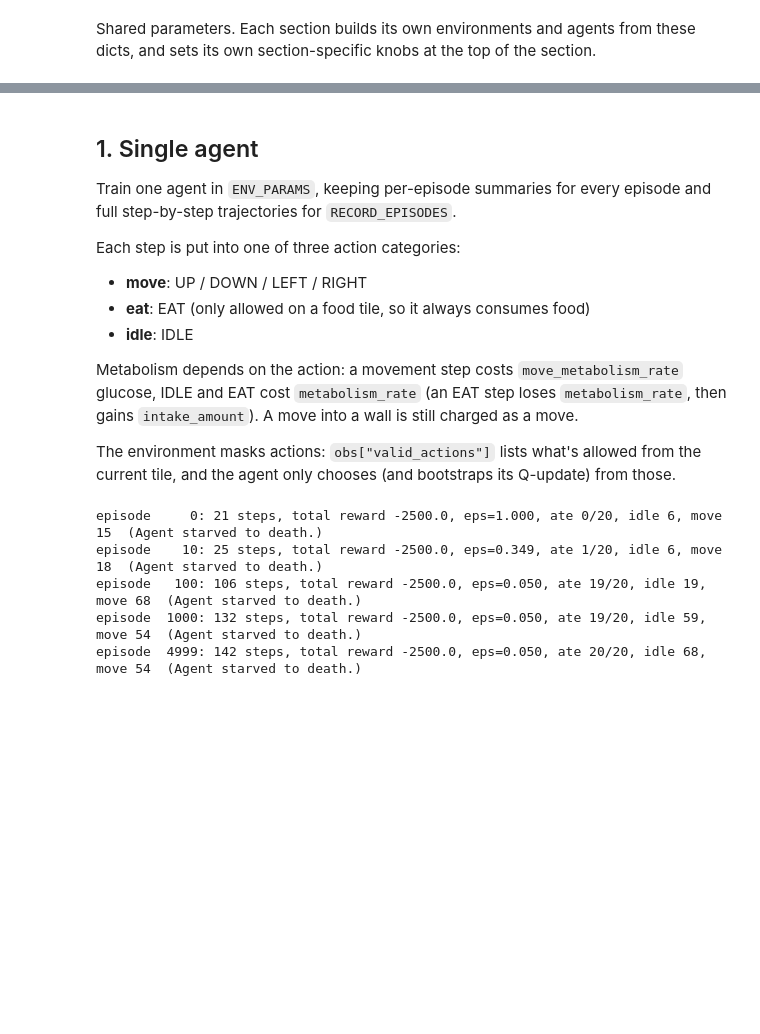
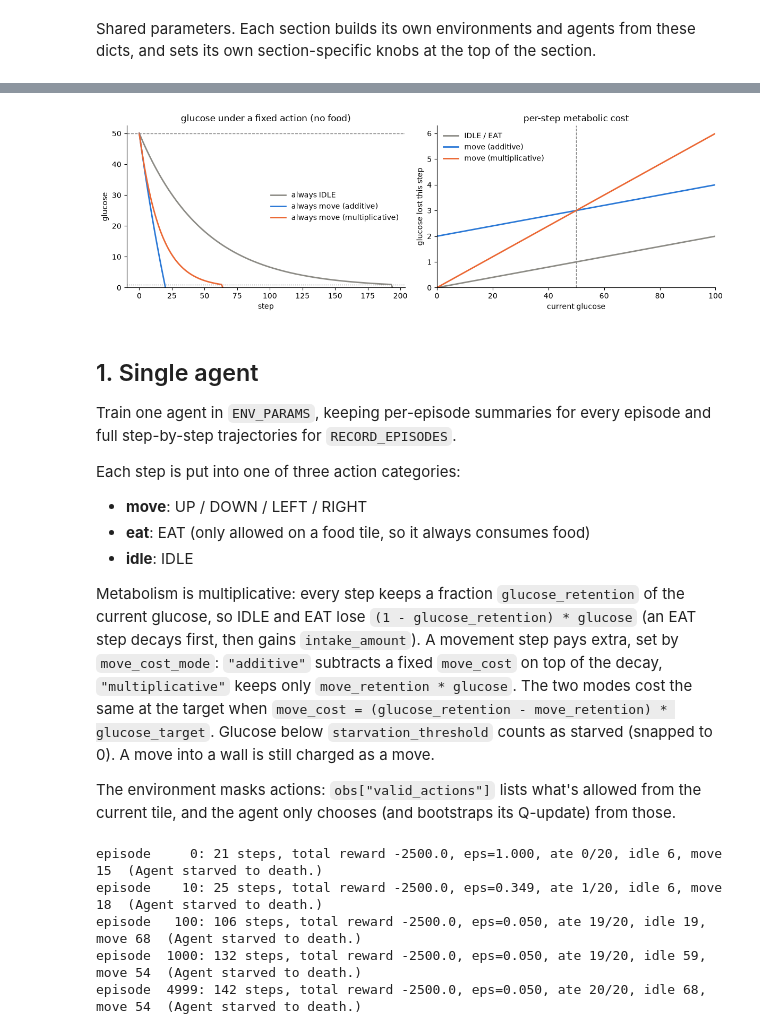
Before and after one commit to JuanMendez163/embodied_organs, a Jupyter notebook: notebooks/qlearning.ipynb, the cells around one changed output, grey strips where cells are left out. Cells and saved outputs as stored; diff of their text form; code cells hidden in the pictures; blank space fills up the shorter version.

Commit message:
Multiplicative glucose decrease

```diff
--- a/notebooks/qlearning.ipynb
+++ b/notebooks/qlearning.ipynb
@@ -45,8 +43,11 @@ PLOT_DIR = "../plots"
 
 ENV_PARAMS = dict(grid_size=8, glucose_target=50, glucose_max=100,
                   n_food=20, max_steps=200, intake_amount=10,
-                  metabolism_rate=1, # glucose lost on an IDLE or EAT step
-                  move_metabolism_rate=3, # glucose lost on a movement step (more costly than resting). set to NONE if you don't want to incur additional penalty
+                  glucose_retention=0.98, # fraction of glucose kept each step; resting loss = (1 - 0.98) * glucose = 1 at the target
+                  move_cost_mode="additive", # "additive" (fixed extra move cost) or "multiplicative" (extra move cost proportional to glucose)
+                  move_cost=2, # additive mode: extra glucose lost per movement step. set to 0 for no extra movement penalty
+                  move_retention=0.94, # multiplicative mode: fraction kept on a move; matched to move_cost at the target: (0.98 - 0.94) * 50 = 2
+                  starvation_threshold=1.0, # glucose below this snaps to 0 (starved); exponential decay alone never reaches 0
                   drive_n=2, drive_m=1)
 AGENT_PARAMS = dict(alpha=0.3, gamma=0.95,
                     epsilon_start=1.0, epsilon_min=0.05, epsilon_decay=0.9)
@@ -54,3 +63,7 @@ N_EPISODES = 5000 # training episodes per agent
+# %%
+plot_metabolism_dynamics(ENV_PARAMS, fname=f"{PLOT_DIR}/metabolism_dynamics.png")
+# %% [output]
+[figure, added]
 # %% [markdown]
 ## 1. Single agent
 Train one agent in `ENV_PARAMS`, keeping per-episode summaries for every episode and full step-by-step trajectories for `RECORD_EPISODES`.
@@ -60,7 +73,7 @@ Each step is put into one of three action categories:
 - **eat**: EAT (only allowed on a food tile, so it always consumes food)
 - **idle**: IDLE
 
-Metabolism depends on the action: a movement step costs `move_metabolism_rate` glucose, IDLE and EAT cost `metabolism_rate` (an EAT step loses `metabolism_rate`, then gains `intake_amount`). A move into a wall is still charged as a move.
+Metabolism is multiplicative: every step keeps a fraction `glucose_retention` of the current glucose, so IDLE and EAT lose `(1 - glucose_retention) * glucose` (an EAT step decays first, then gains `intake_amount`). A movement step pays extra, set by `move_cost_mode`: `"additive"` subtracts a fixed `move_cost` on top of the decay, `"multiplicative"` keeps only `move_retention * glucose`. The two modes cost the same at the target when `move_cost = (glucose_retention - move_retention) * glucose_target`. Glucose below `starvation_threshold` counts as starved (snapped to 0). A move into a wall is still charged as a move.
 
 The environment masks actions: `obs["valid_actions"]` lists what's allowed from the current tile, and the agent only chooses (and bootstraps its Q-update) from those.
 # %%
```
Also changed, not shown: parts of 4 cells of this notebook, 4 other files.
